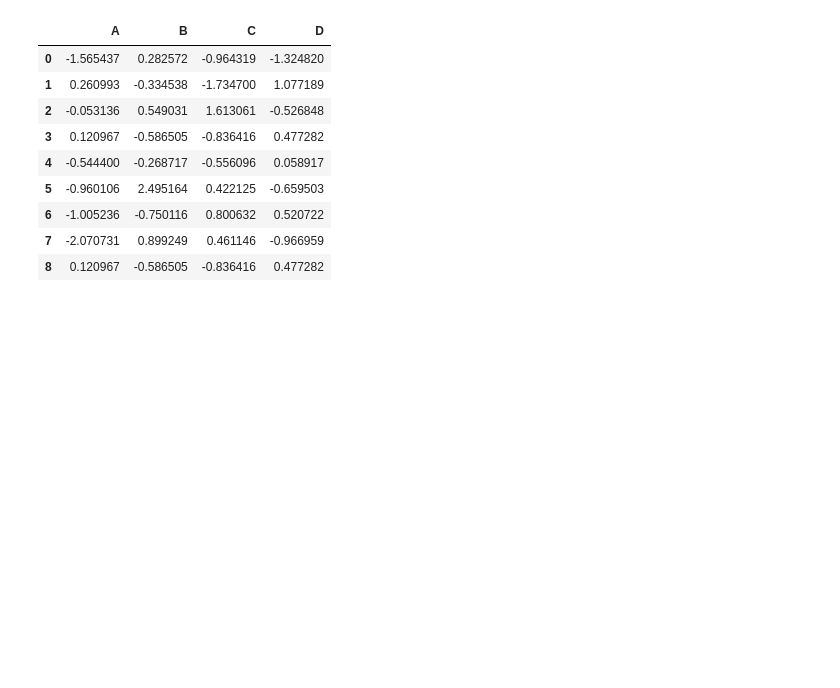
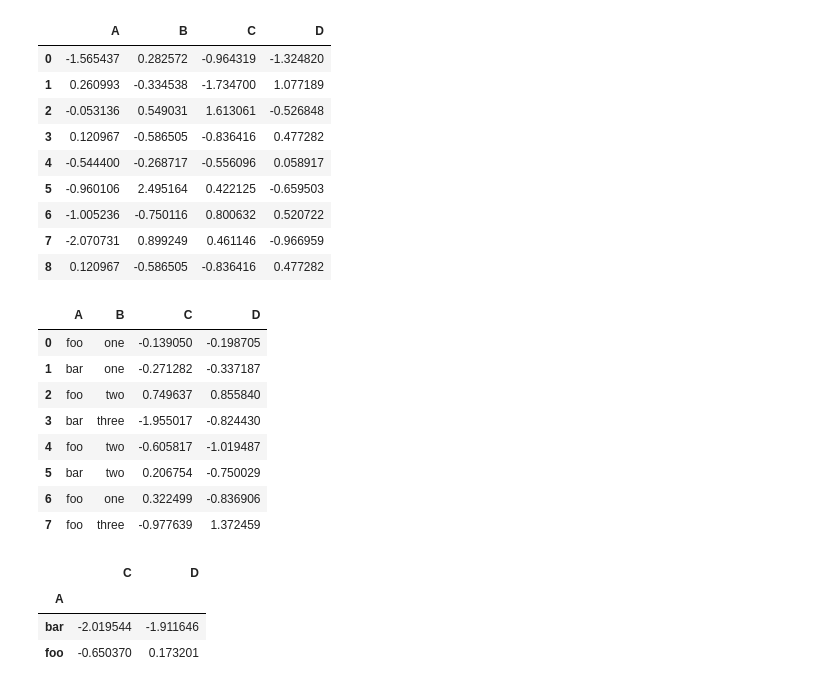
Before and after one commit to SByeol/data_science, a Jupyter notebook: HW1_pandas.ipynb, the cells around one changed output. Cells and saved outputs as stored; diff of their text form; code cells hidden in the pictures; blank space fills up the shorter version.

Commit message:
10 Minutes to pandas_Grouping

```diff
--- a/HW1_pandas.ipynb
+++ b/HW1_pandas.ipynb
@@ -895,3 +895,29 @@ df.append(s, ignore_index=True)
 | 6 | -1.005236 | -0.750116 | 0.800632 | 0.520722 |
 | 7 | -2.070731 | 0.899249 | 0.461146 | -0.966959 |
 | 8 | 0.120967 | -0.586505 | -0.836416 | 0.477282 |
+# %%
+#Grouping
+df= pd.DataFrame({'A': ['foo', 'bar', 'foo','bar',
+                        'foo', 'bar', 'foo', 'foo'],
+                  'B': ['one', 'one', 'two', 'three',
+                        'two', 'two', 'one', 'three'],
+                  'C': np.random.randn(8),
+                  'D': np.random.randn(8)})
+df
+# %% [output]
+|  | A | B | C | D |
+| 0 | foo | one | -0.139050 | -0.198705 |
+| 1 | bar | one | -0.271282 | -0.337187 |
+| 2 | foo | two | 0.749637 | 0.855840 |
+| 3 | bar | three | -1.955017 | -0.824430 |
+| 4 | foo | two | -0.605817 | -1.019487 |
+| 5 | bar | two | 0.206754 | -0.750029 |
+| 6 | foo | one | 0.322499 | -0.836906 |
+| 7 | foo | three | -0.977639 | 1.372459 |
+# %%
+df.groupby('A').sum()
+# %% [output]
+|  | C | D |
+| A |  |  |
+| bar | -2.019544 | -1.911646 |
+| foo | -0.650370 | 0.173201 |
```
Also changed, not shown: parts of 2 cells of this notebook.
